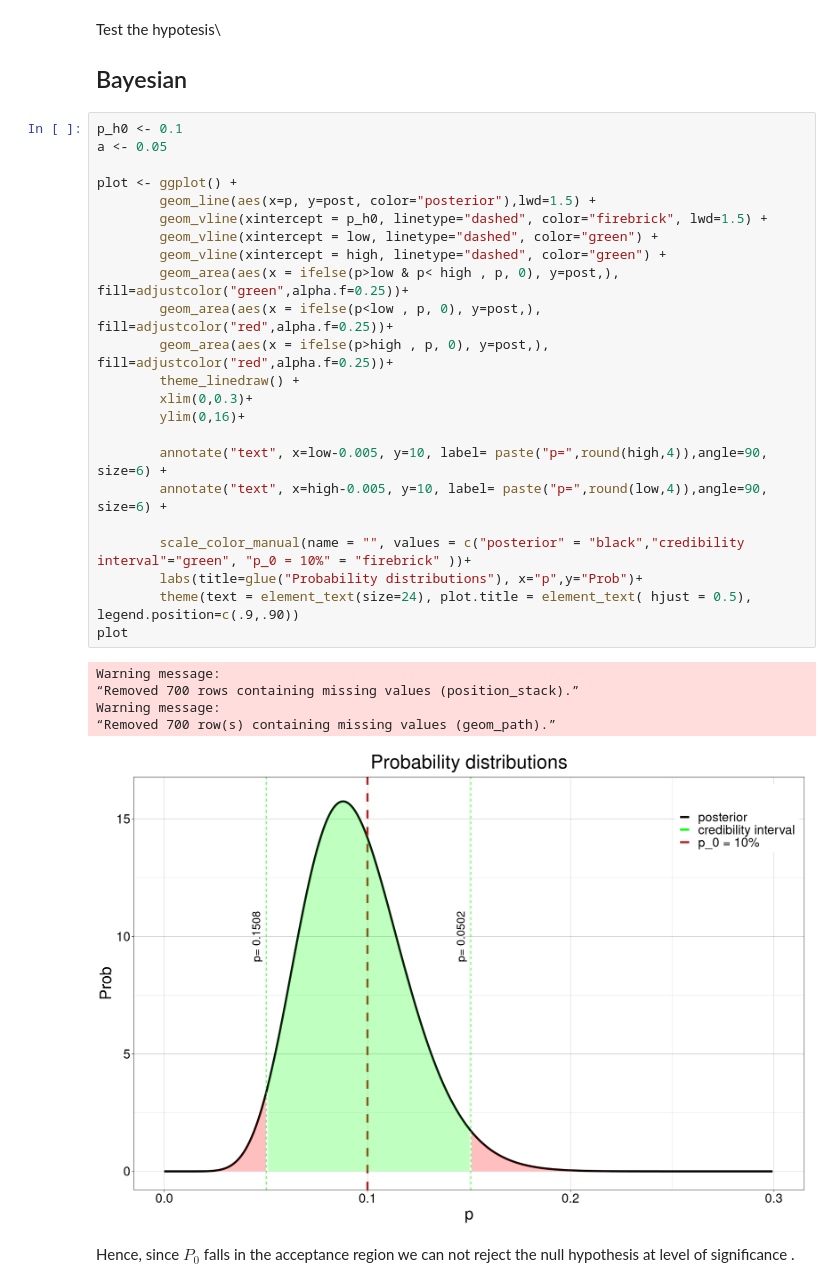
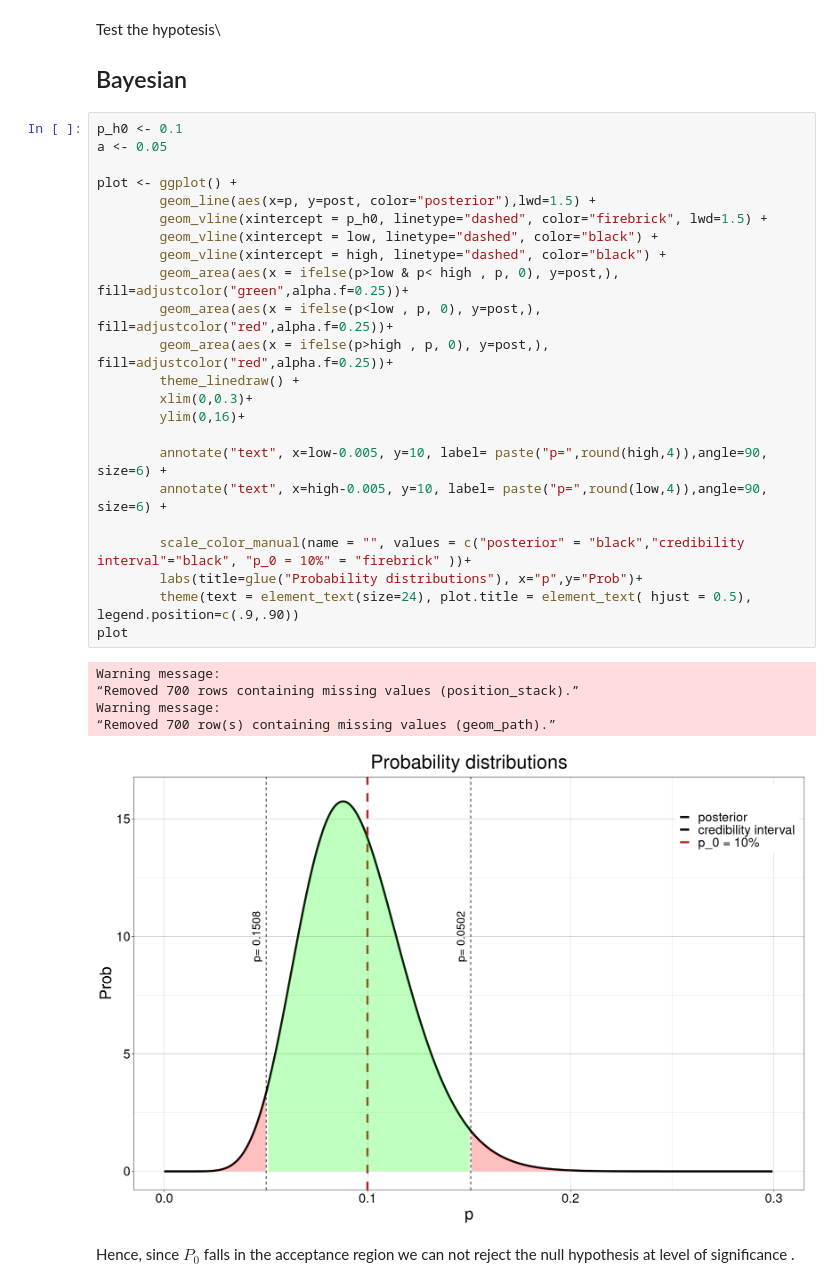
Before and after one commit to PietroCappelli/Advance_stat, a Jupyter notebook: Exercises/exercise06.ipynb, the cells around one changed output. Drawn from its saved outputs; the diff is of its cells as text.

```diff
--- a/Exercises/exercise06.ipynb
+++ b/Exercises/exercise06.ipynb
@@ -427,32 +427,32 @@ Test the hypotesis\
 # %%
 p_h0 <- 0.1
 a <- 0.05
 
 plot <- ggplot() +
         geom_line(aes(x=p, y=post, color="posterior"),lwd=1.5) +
         geom_vline(xintercept = p_h0, linetype="dashed", color="firebrick", lwd=1.5) +
-        geom_vline(xintercept = low, linetype="dashed", color="green") +
-        geom_vline(xintercept = high, linetype="dashed", color="green") +
+        geom_vline(xintercept = low, linetype="dashed", color="black") +
+        geom_vline(xintercept = high, linetype="dashed", color="black") +
         geom_area(aes(x = ifelse(p>low & p< high , p, 0), y=post,), fill=adjustcolor("green",alpha.f=0.25))+
         geom_area(aes(x = ifelse(p<low , p, 0), y=post,), fill=adjustcolor("red",alpha.f=0.25))+
         geom_area(aes(x = ifelse(p>high , p, 0), y=post,), fill=adjustcolor("red",alpha.f=0.25))+
         theme_linedraw() +
         xlim(0,0.3)+
         ylim(0,16)+
 
         annotate("text", x=low-0.005, y=10, label= paste("p=",round(high,4)),angle=90, size=6) +
         annotate("text", x=high-0.005, y=10, label= paste("p=",round(low,4)),angle=90, size=6) +
 
-        scale_color_manual(name = "", values = c("posterior" = "black","credibility interval"="green", "p_0 = 10%" = "firebrick" ))+
+        scale_color_manual(name = "", values = c("posterior" = "black","credibility interval"="black", "p_0 = 10%" = "firebrick" ))+
         labs(title=glue("Probability distributions"), x="p",y="Prob")+
         theme(text = element_text(size=24), plot.title = element_text( hjust = 0.5), legend.position=c(.9,.90))
 plot
 # %% [output]
 Warning message:
 “Removed 700 rows containing missing values (position_stack).”
 Warning message:
 “Removed 700 row(s) containing missing values (geom_path).”
-[figure, old version]
+[figure, new version]
 # %% [markdown]
 Hence, since $P_0$ falls in the acceptance region we can not reject the null hypothesis at level of significance .
 # %% [markdown]
```
Also changed, not shown: parts of 35 cells of this notebook, 3 other files.
